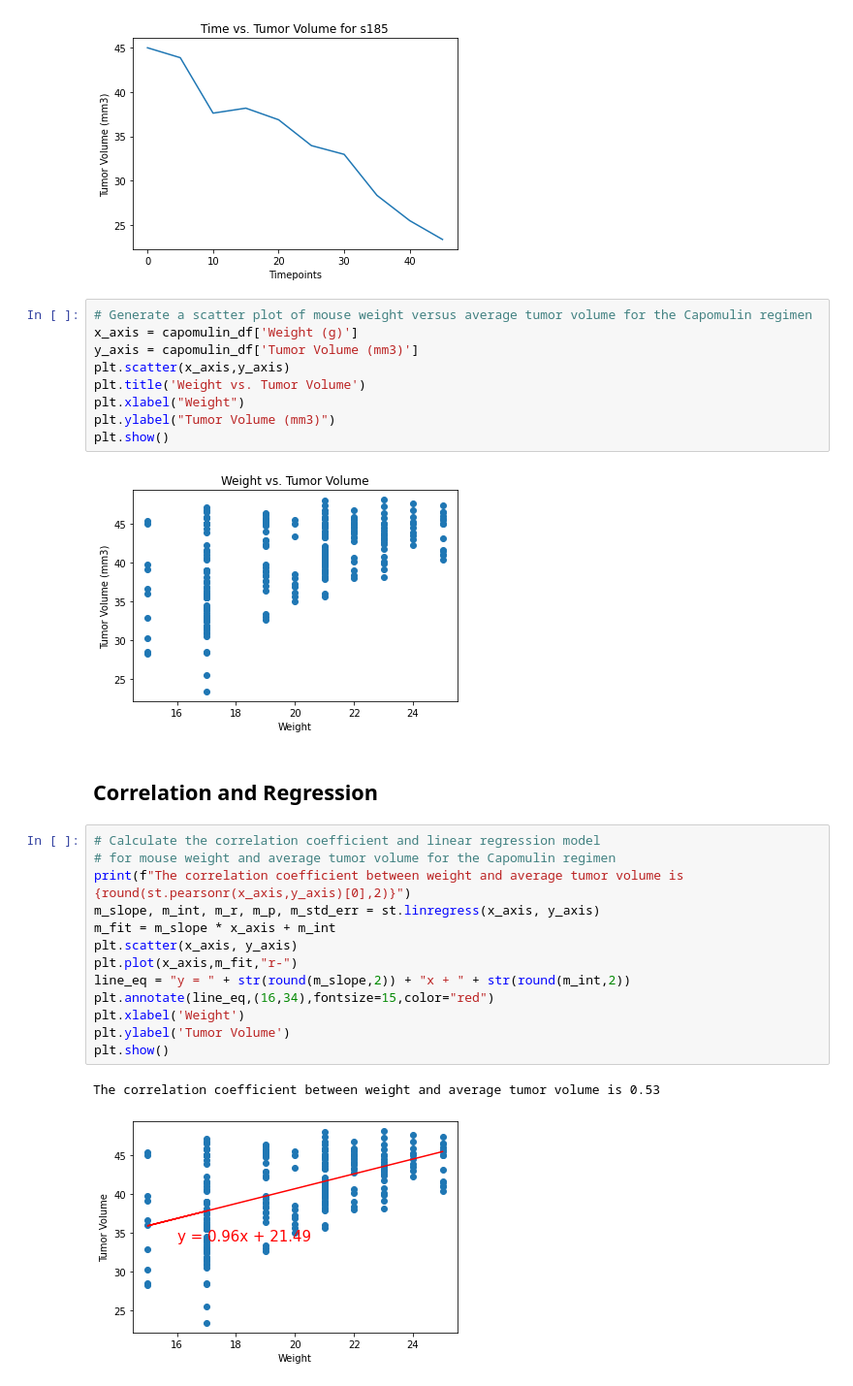
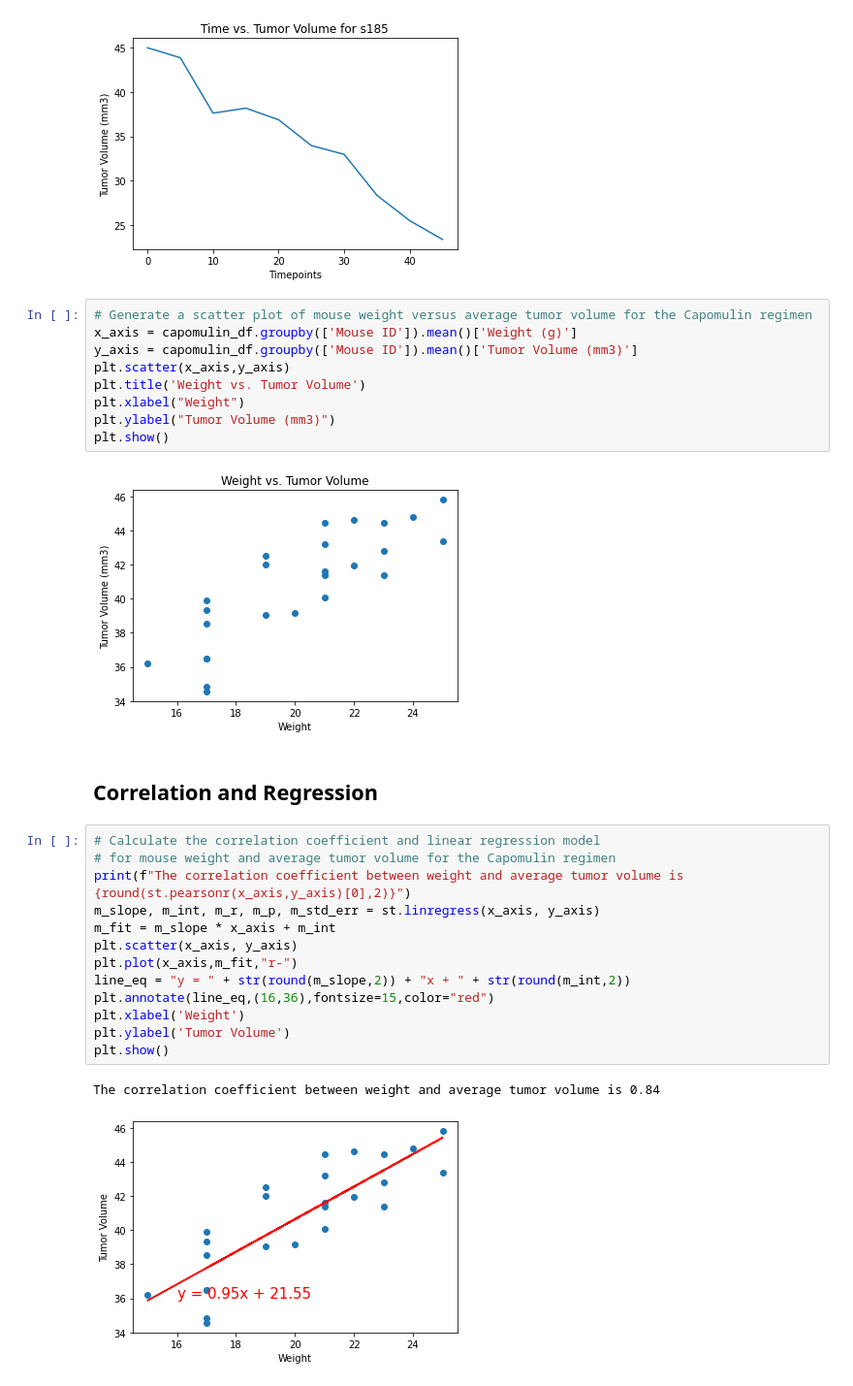
Before and after one commit to Asiha14/matplotlib-challenge, a Jupyter notebook: Pymaceuticals/pymaceuticals_starter - Copy.ipynb, the cells around one changed output. Shown at 97% size. Cells and saved outputs as stored; diff of their text form.

```diff
--- a/Pymaceuticals/pymaceuticals_starter - Copy.ipynb
+++ b/Pymaceuticals/pymaceuticals_starter - Copy.ipynb
@@ -261,30 +261,30 @@ Text(0, 0.5, 'Tumor Volume (mm3)')
 [figure]
 # %%
 # Generate a scatter plot of mouse weight versus average tumor volume for the Capomulin regimen
-x_axis = capomulin_df['Weight (g)']
-y_axis = capomulin_df['Tumor Volume (mm3)']
+x_axis = capomulin_df.groupby(['Mouse ID']).mean()['Weight (g)']
+y_axis = capomulin_df.groupby(['Mouse ID']).mean()['Tumor Volume (mm3)']
 plt.scatter(x_axis,y_axis)
 plt.title('Weight vs. Tumor Volume')
 plt.xlabel("Weight")
 plt.ylabel("Tumor Volume (mm3)")
 plt.show()
 # %% [output]
-[figure, old version]
+[figure, new version]
 # %% [markdown]
 ## Correlation and Regression
 # %%
 # Calculate the correlation coefficient and linear regression model
 # for mouse weight and average tumor volume for the Capomulin regimen
 print(f"The correlation coefficient between weight and average tumor volume is {round(st.pearsonr(x_axis,y_axis)[0],2)}")
 m_slope, m_int, m_r, m_p, m_std_err = st.linregress(x_axis, y_axis)
 m_fit = m_slope * x_axis + m_int
 plt.scatter(x_axis, y_axis)
 plt.plot(x_axis,m_fit,"r-")
 line_eq = "y = " + str(round(m_slope,2)) + "x + " + str(round(m_int,2))
-plt.annotate(line_eq,(16,34),fontsize=15,color="red")
+plt.annotate(line_eq,(16,36),fontsize=15,color="red")
 plt.xlabel('Weight')
 plt.ylabel('Tumor Volume')
 plt.show()
 # %% [output]
-The correlation coefficient between weight and average tumor volume is 0.53
+The correlation coefficient between weight and average tumor volume is 0.84
-[figure, old version]
+[figure, new version]
```
